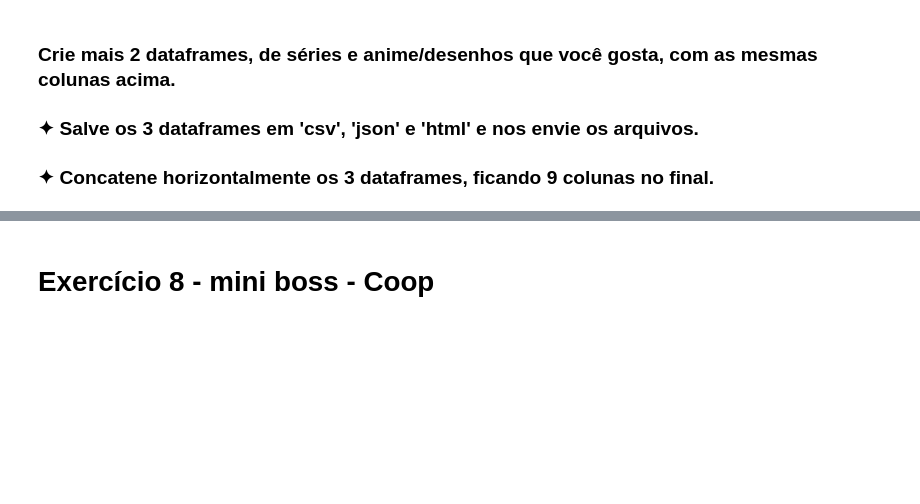
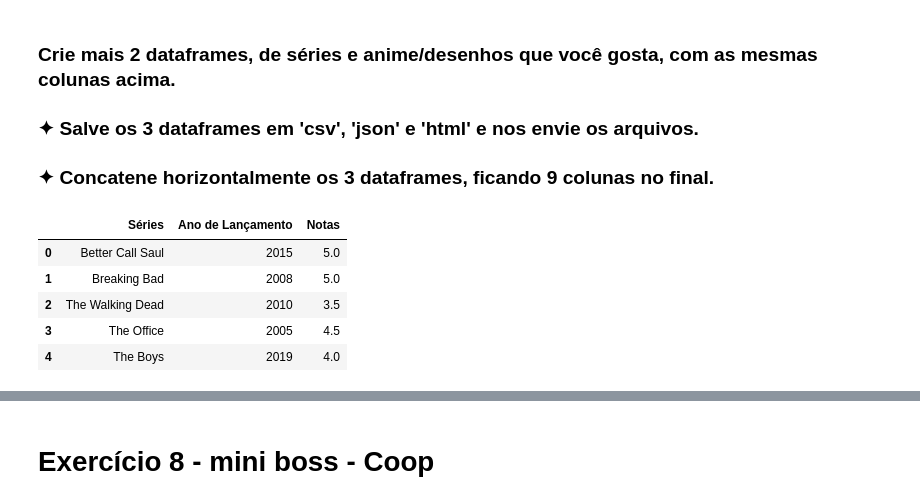
Before and after one commit to srtjazz/gc-python-2024, a Jupyter notebook: aula_03-04/aula_03-04_exercicios.ipynb, the cells around one changed output, grey strips where cells are left out. Saved outputs shown, nothing was run; the diff lists cells and outputs as text; code cells hidden in the pictures; blank space fills up the shorter version.

```diff
--- a/aula_03-04/aula_03-04_exercicios.ipynb
+++ b/aula_03-04/aula_03-04_exercicios.ipynb
@@ -23,15 +22,20 @@ movies_df
 # %%
 import pandas as pd
 
 tv_series = ["Better Call Saul", "Breaking Bad", "The Walking Dead", "The Office", "The Boys"]
 
 tv_series_serie = pd.Series(tv_series)
 
 series_df = pd.DataFrame({"Séries": tv_series_serie, "Ano de Lançamento": [2015, 2008, 2010, 2005, 2019], "Notas": [5, 5, 3.5, 4.5, 4]})
 
-series_df.to_csv("series.csv")
-series_df.to_html("series.html")
-series_df.to_json("series.json")
+series_df
+# %% [output]
+|  | Séries | Ano de Lançamento | Notas |
+| 0 | Better Call Saul | 2015 | 5.0 |
+| 1 | Breaking Bad | 2008 | 5.0 |
+| 2 | The Walking Dead | 2010 | 3.5 |
+| 3 | The Office | 2005 | 4.5 |
+| 4 | The Boys | 2019 | 4.0 |
 # %%
 import pandas as pd
 
```
Also changed, not shown: parts of 2 cells of this notebook, 4 other files.
